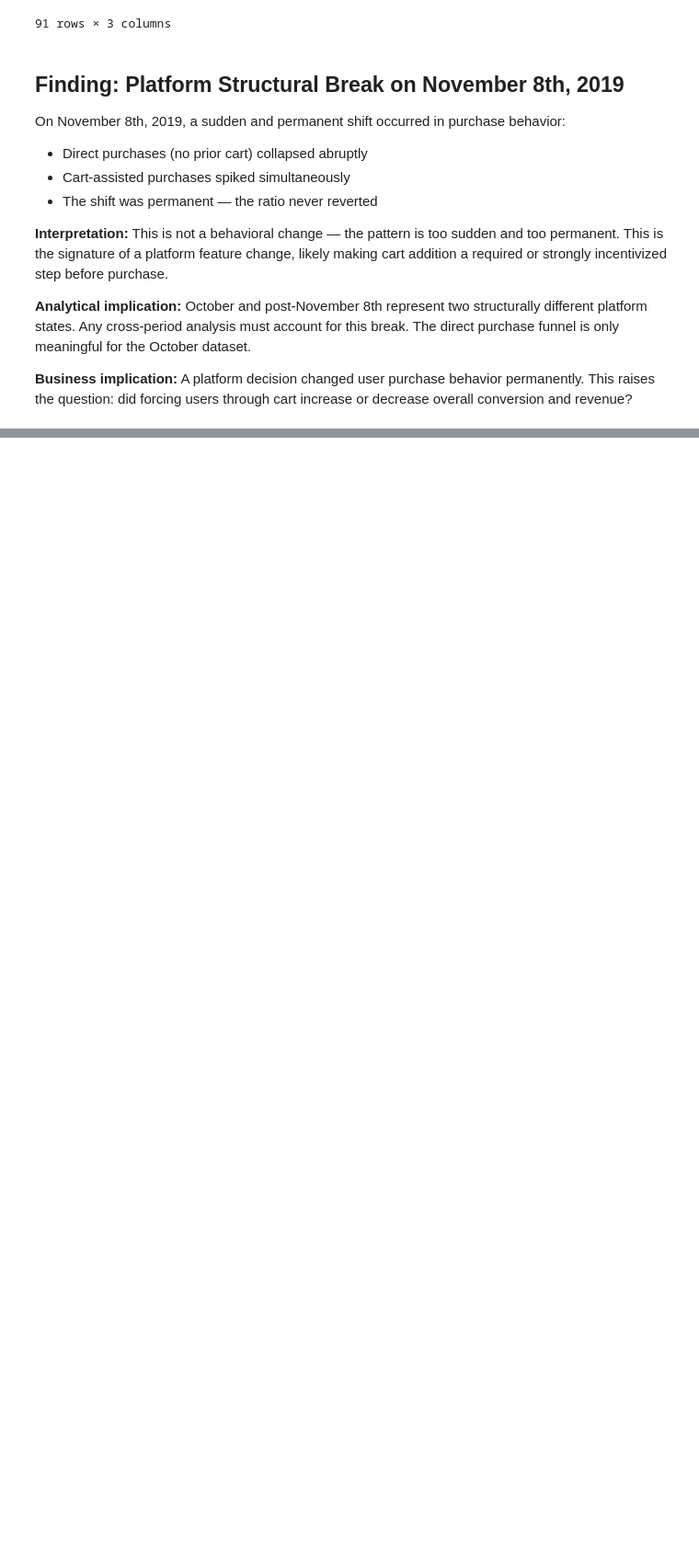
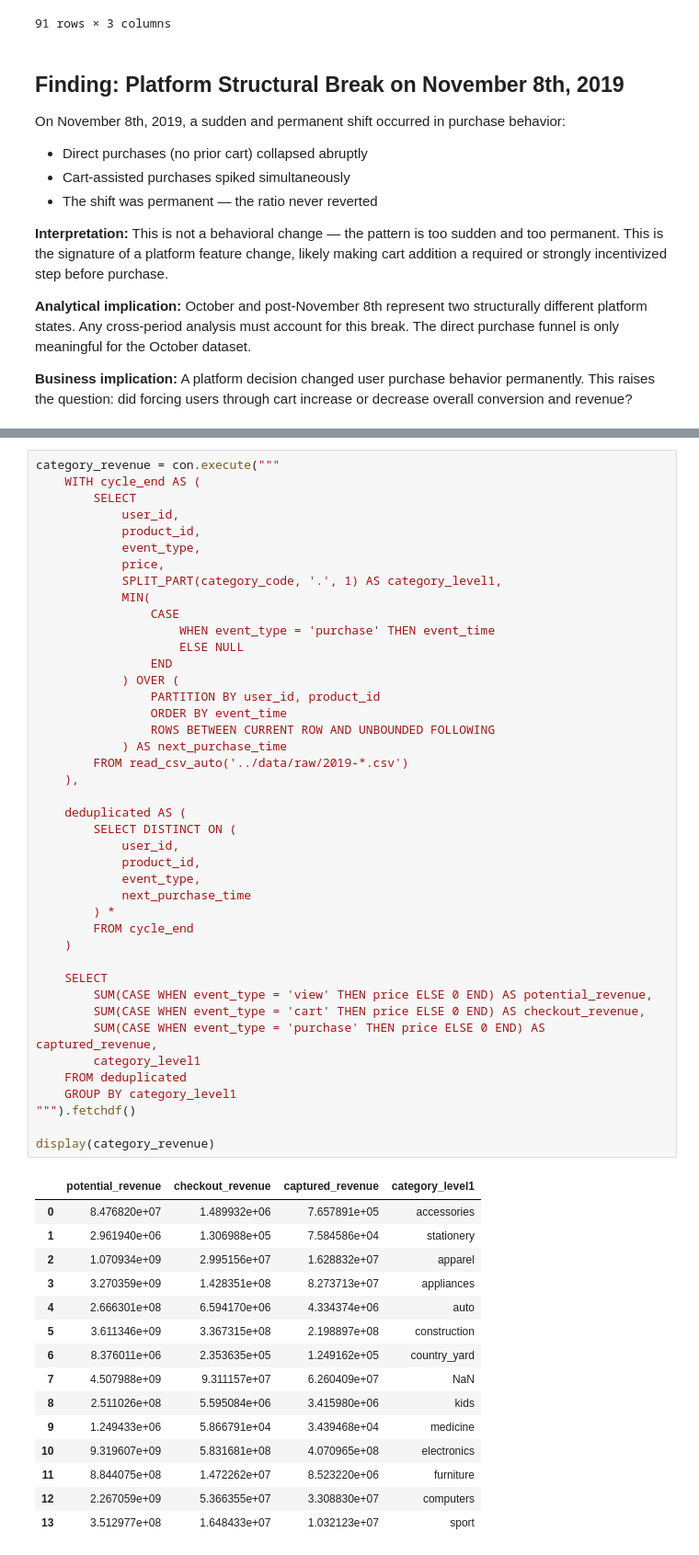
Before and after one commit to Mobin-Seyedmohammadi/marketplace-disengagement-analysis, a Jupyter notebook: notebooks/01_eda_initial.ipynb, the cells around one changed output, grey strips where cells are left out. Shown at 92% size. Saved outputs shown, nothing was run; the diff lists cells and outputs as text; blank space fills up the shorter version.

```diff
--- a/notebooks/01_eda_initial.ipynb
+++ b/notebooks/01_eda_initial.ipynb
@@ -330,0 +350,58 @@ or a trust problem?
+# %%
+category_revenue = con.execute("""
+    WITH cycle_end AS (
+        SELECT
+            user_id,
+            product_id,
+            event_type,
+            price,
+            SPLIT_PART(category_code, '.', 1) AS category_level1,
+            MIN(
+                CASE
+                    WHEN event_type = 'purchase' THEN event_time
+                    ELSE NULL
+                END
+            ) OVER (
+                PARTITION BY user_id, product_id
+                ORDER BY event_time
+                ROWS BETWEEN CURRENT ROW AND UNBOUNDED FOLLOWING
+            ) AS next_purchase_time
+        FROM read_csv_auto('../data/raw/2019-*.csv')
+    ),
+
+    deduplicated AS (
+        SELECT DISTINCT ON (
+            user_id,
+            product_id,
+            event_type,
+            next_purchase_time
+        ) *
+        FROM cycle_end
+    )
+
+    SELECT
+        SUM(CASE WHEN event_type = 'view' THEN price ELSE 0 END) AS potential_revenue,
+        SUM(CASE WHEN event_type = 'cart' THEN price ELSE 0 END) AS checkout_revenue,
+        SUM(CASE WHEN event_type = 'purchase' THEN price ELSE 0 END) AS captured_revenue,
+        category_level1
+    FROM deduplicated
+    GROUP BY category_level1
+""").fetchdf()
+
+display(category_revenue)
+# %% [output]
+|  | potential_revenue | checkout_revenue | captured_revenue | category_level1 |
+| 0 | 8.476820e+07 | 1.489932e+06 | 7.657891e+05 | accessories |
+| 1 | 2.961940e+06 | 1.306988e+05 | 7.584586e+04 | stationery |
+| 2 | 1.070934e+09 | 2.995156e+07 | 1.628832e+07 | apparel |
+| 3 | 3.270359e+09 | 1.428351e+08 | 8.273713e+07 | appliances |
+| 4 | 2.666301e+08 | 6.594170e+06 | 4.334374e+06 | auto |
+| 5 | 3.611346e+09 | 3.367315e+08 | 2.198897e+08 | construction |
+| 6 | 8.376011e+06 | 2.353635e+05 | 1.249162e+05 | country_yard |
+| 7 | 4.507988e+09 | 9.311157e+07 | 6.260409e+07 | NaN |
+| 8 | 2.511026e+08 | 5.595084e+06 | 3.415980e+06 | kids |
+| 9 | 1.249433e+06 | 5.866791e+04 | 3.439468e+04 | medicine |
+| 10 | 9.319607e+09 | 5.831681e+08 | 4.070965e+08 | electronics |
+| 11 | 8.844075e+08 | 1.472262e+07 | 8.523220e+06 | furniture |
+| 12 | 2.267059e+09 | 5.366355e+07 | 3.308830e+07 | computers |
+| 13 | 3.512977e+08 | 1.648433e+07 | 1.032123e+07 | sport |
```
Also changed, not shown: parts of 11 cells of this notebook.
